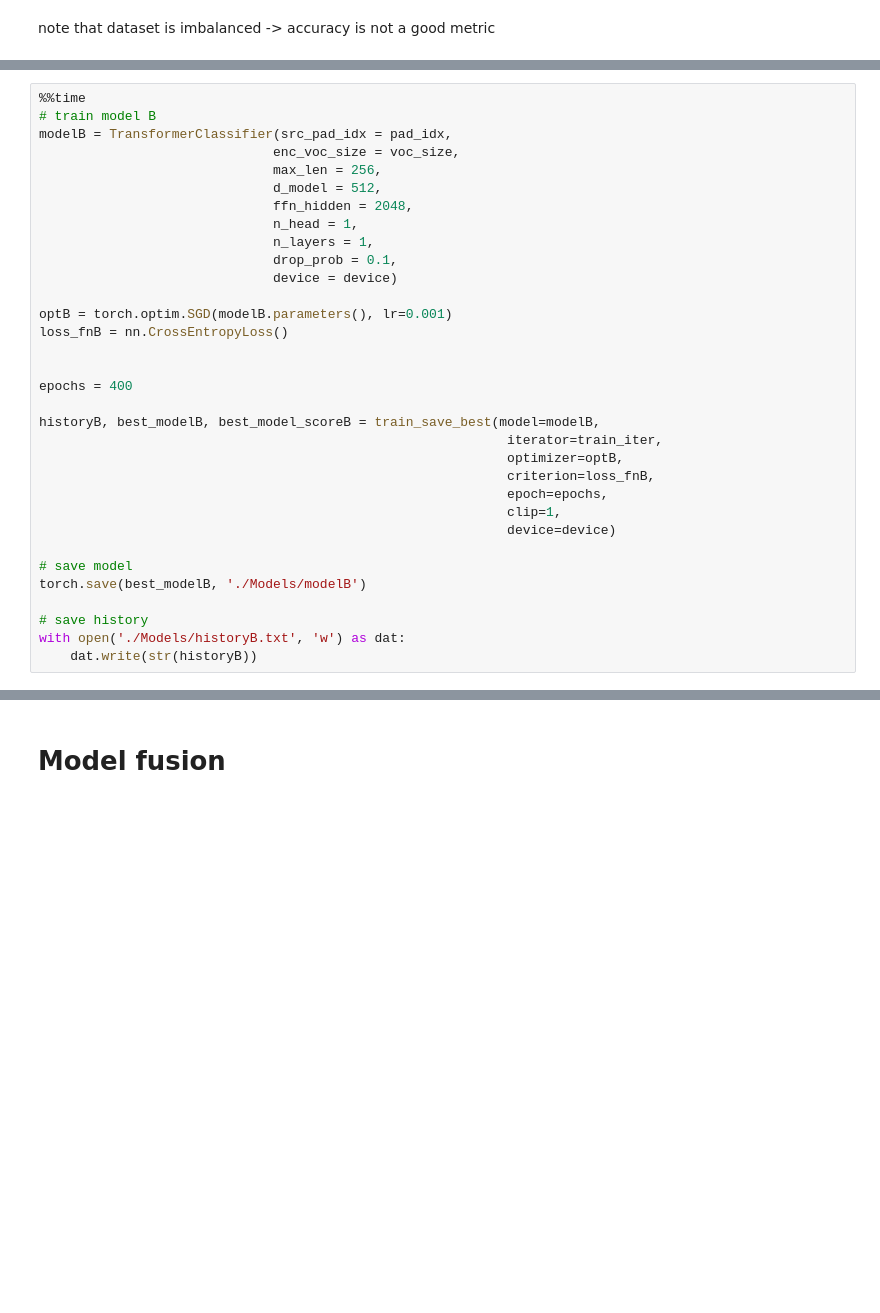
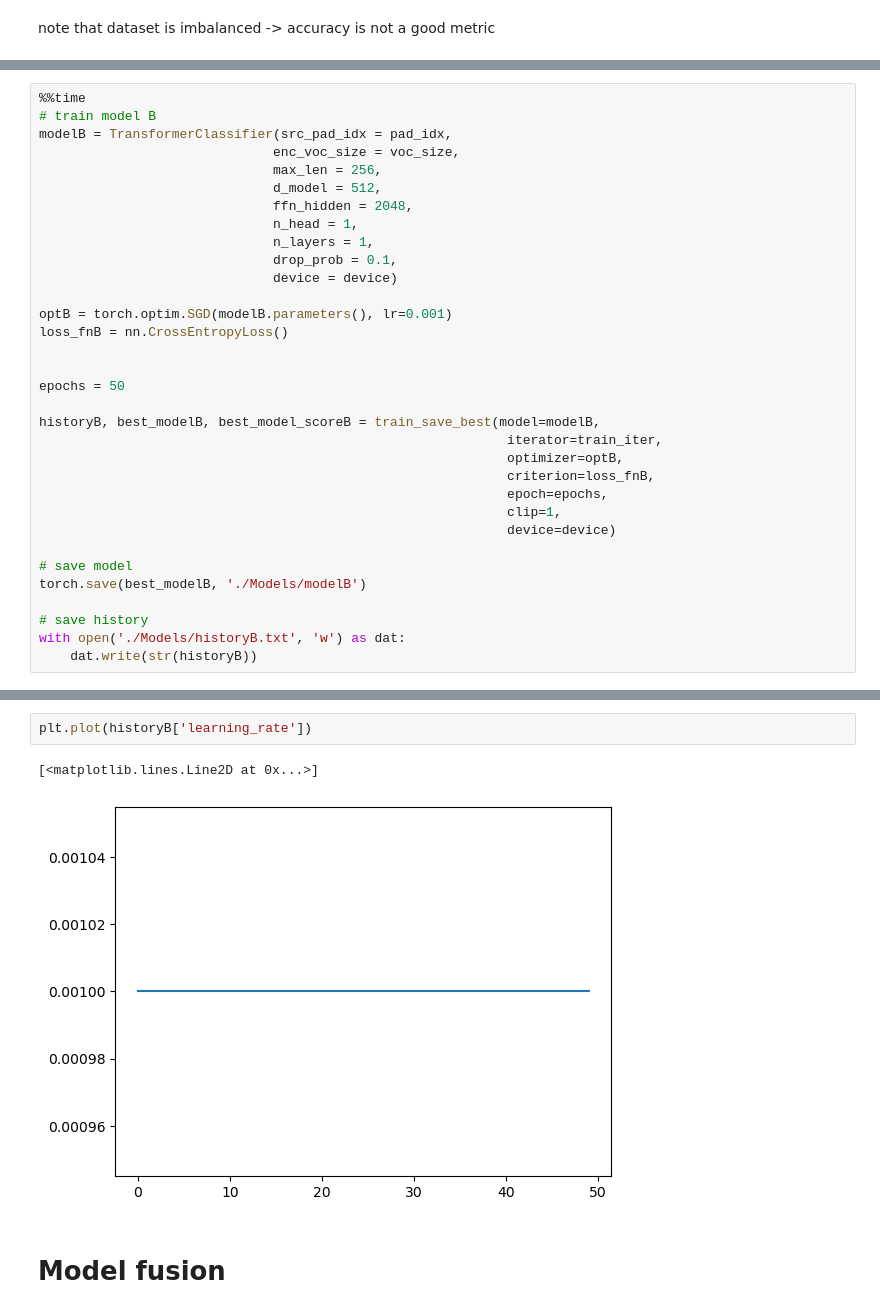
Before and after one commit to Yahnnosh/Exploring-Model-Fusion-with-Optimal-Transport-on-Transformers, a Jupyter notebook: model_fusion.ipynb, the cells around one changed output, grey strips where cells are left out. Saved outputs shown, nothing was run; the diff lists cells and outputs as text; blank space fills up the shorter version.

```diff
--- a/model_fusion.ipynb
+++ b/model_fusion.ipynb
@@ -353,7 +401,7 @@ optB = torch.optim.SGD(modelB.parameters(), lr=0.001)
 loss_fnB = nn.CrossEntropyLoss()
 
 
-epochs = 400
+epochs = 50
 
 historyB, best_modelB, best_model_scoreB = train_save_best(model=modelB,
                                                             iterator=train_iter,
@@ -386,3 +434,8 @@ Epoch: 12  Train Loss: 0.3282               Validation Loss: 0.3183
+# %%
+plt.plot(historyB['learning_rate'])
+# %% [output]
+[<matplotlib.lines.Line2D at 0x...>]
+[figure, added]
 # %% [markdown]
 # Model fusion
 # %% [markdown]
```
Also changed, not shown: parts of 4 cells of this notebook, 4 other files.
